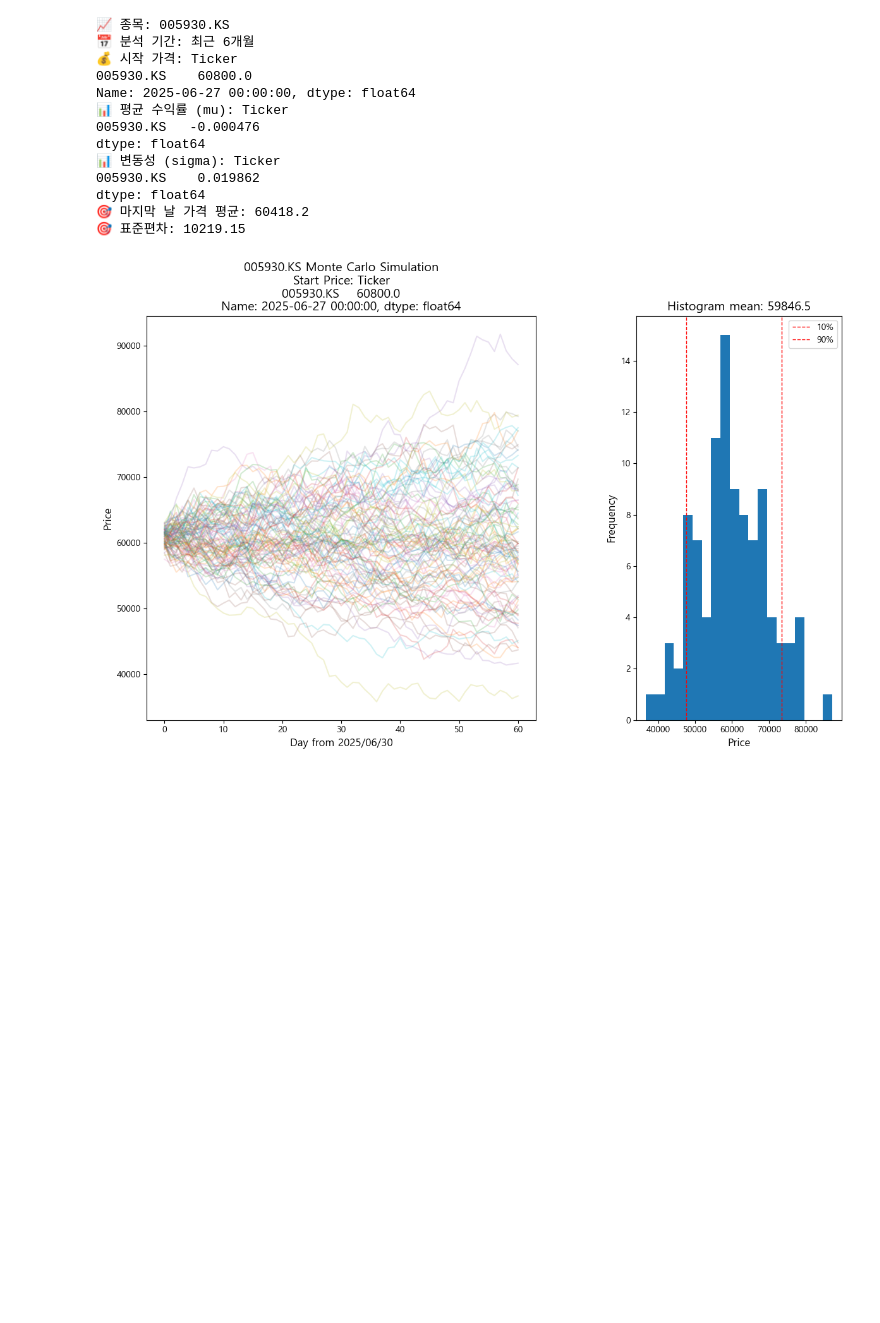
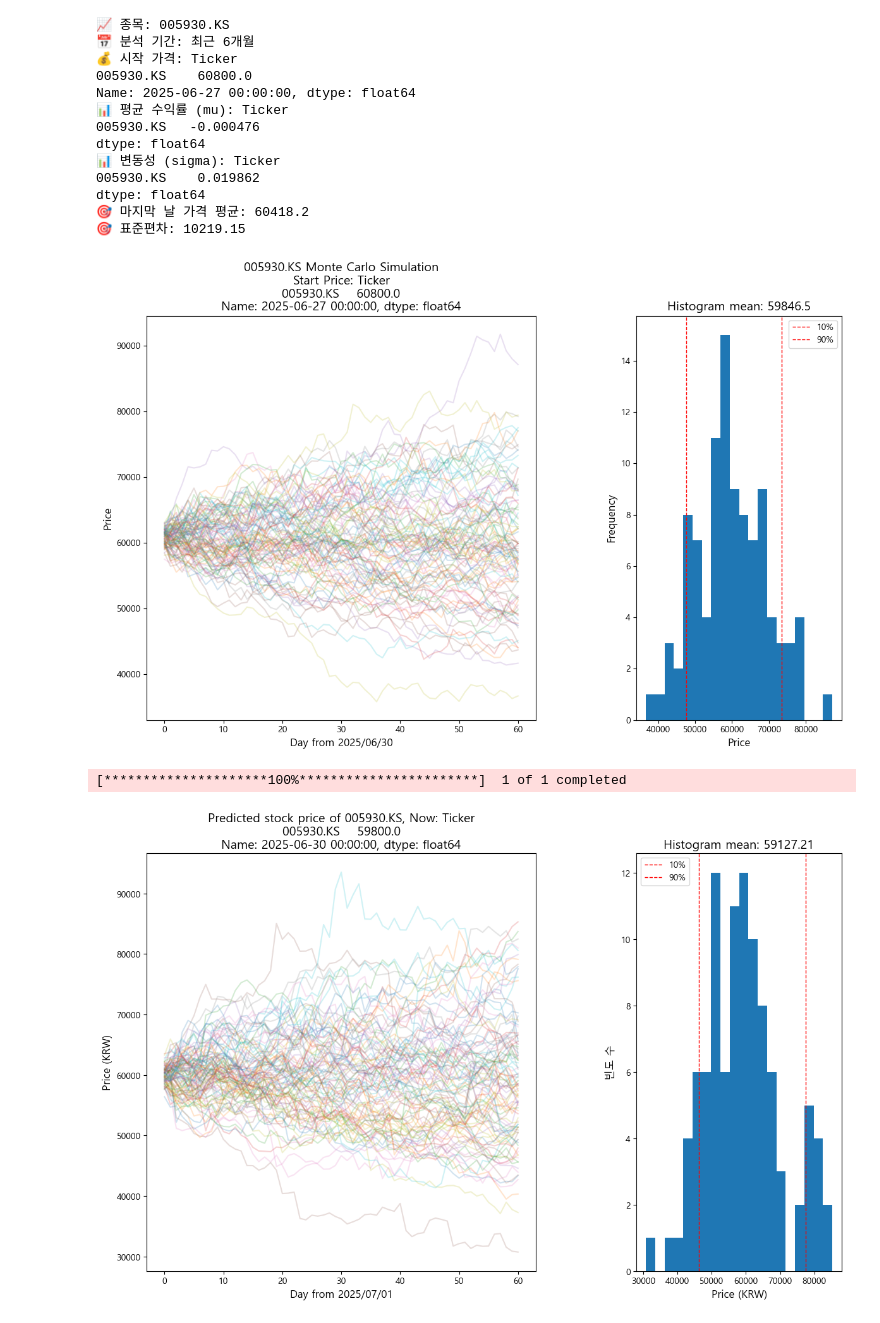
Before and after one commit to porketta-beam/goods, a Jupyter notebook: _js/monte_module.ipynb, the cells around one changed output. Saved outputs shown, nothing was run; the diff lists cells and outputs as text; code cells hidden in the pictures; blank space fills up the shorter version.

```diff
--- a/_js/monte_module.ipynb
+++ b/_js/monte_module.ipynb
@@ -304,7 +304,7 @@ def calc_return_stats(stock_data):
     return mu, sigma
 
 # ✅ 몬테카를로 시뮬레이션
-def run_simulations(last_price, daily_vol, num_simulations=100, T=60):
+def run_simulations(last_price, daily_vol, num_simulations=100, T=60, lambda_event=0.1, jump_vol=0.05):
     df = pd.DataFrame()
     last_price_list = []
 
@@ -315,7 +315,16 @@ def run_simulations(last_price, daily_vol, num_simulations=100, T=60):
         price_list.append(price)
 
         for _ in range(T):
-            price = price_list[count] * (1 + np.random.normal(0, daily_vol))
+
+            event = np.random.poisson(lambda_event)
+            if event == 1:
+                # 포아송 점프 추가
+                jump_return = np.random.normal(0, jump_vol) # 점프의 평균과 표준편차 구해야 함.
+                price = price * (1 + jump_return)
+            else:
+                # 기본 가격 변동
+                price = price_list[count] * (1 + np.random.normal(0, daily_vol))
+
             price_list.append(price)
             count += 1
 
@@ -323,20 +332,6 @@ def run_simulations(last_price, daily_vol, num_simulations=100, T=60):
         last_price_list.append(price_list[-1])
 
     return df, last_price_list
-
-# ✅ 포아송 이벤트 발생 시 수익률 시뮬레이션
-def simulate_poisson_event_returns(last_price_list, lambda_event=0.1, daily_vol=0.05):
-    event_returns = []
-    event_count = 0
-
-    for price in last_price_list:
-        event = np.random.poisson(lambda_event)
-        if event == 1:
-            event_count += 1
-            simulated_return = np.random.normal(loc=0, scale=daily_vol)
-            event_returns.append(simulated_return)
-
-    return event_count, event_returns
 
 # ✅ 메인 함수 (종목코드 ticker를 인자로 받음)
 def main(ticker):
@@ -351,51 +346,34 @@ def main(ticker):
     # 시뮬레이션 실행
     price_df, last_price_list = run_simulations(last_price, sigma)
 
     # 시각화 준비
     today = date.today()
     plt.figure(figsize=(12, 8))
     figL = plt.subplot2grid((1, 12), (0, 0), colspan=7)
     figR = plt.subplot2grid((1, 12), (0, 8), colspan=4)
 
     # 1) 주가 시뮬레이션 경로
     figL.plot(price_df.iloc[:, :100], alpha=0.2)
     figL.set_title(f'Predicted stock price of {stock_name}, Now: {round(last_price, 2)}', fontsize=14)
     figL.set_xlabel(f'Day from {today.strftime("%Y/%m/%d")}', fontsize=12)
     figL.set_ylabel('Price (KRW)', fontsize=12)
 
     # 2) 마지막 가격 히스토그램
-    tem = [price for price in last_price_list]
+    tem = [float(price) for price in last_price_list]
     figR.hist(tem, bins=20)
     figR.axvline(np.percentile(tem, 10), color='r', linestyle='dashed', linewidth=1, label='10%')
     figR.axvline(np.percentile(tem, 90), color='r', linestyle='dashed', linewidth=1, label='90%')
     str_mean = str(round(np.mean(tem), 2))
     figR.set_title('Histogram mean: ' + str_mean, fontsize=14)
     figR.set_xlabel('Price (KRW)', fontsize=12)
     figR.set_ylabel('빈도 수', fontsize=12)
     figR.legend()
     plt.tight_layout()
     plt.show()
 
-    # ✅ 포아송 이벤트 발생 시 하락률 시뮬레이션
-    event_count, event_returns = simulate_poisson_event_returns(tem)
-
-    print("\n[📉 포아송 이벤트 발생 시 주가 하락률 분석]")
-    print(f"- 이벤트 발생 횟수: {event_count}")
-    if event_count > 0:
-        print(f"- 평균 수익률: {np.mean(event_returns) * 100:.2f}%")
-        print(f"- 최대 하락률: {min(event_returns) * 100:.2f}%")
-
-        plt.figure(figsize=(8, 4))
-        plt.hist(np.array(event_returns) * 100, bins=30)
-        plt.title("이벤트 발생 시 주가 변화율 분포 (%)")
-        plt.xlabel("주가 수익률 (%)")
-        plt.ylabel("빈도")
-        plt.grid(True)
-        plt.tight_layout()
-        plt.show()
-    else:
-        print("- 이벤트가 발생하지 않았습니다.")
-
 # ✅ 실행
 if __name__ == "__main__":
     main('005930.KS')  # ← 여기만 바꾸면 종목코드 변경 가능
+# %% [output]
+[*********************100%***********************]  1 of 1 completed
+[figure, added]
```
Also changed, not shown: 6 other files.
